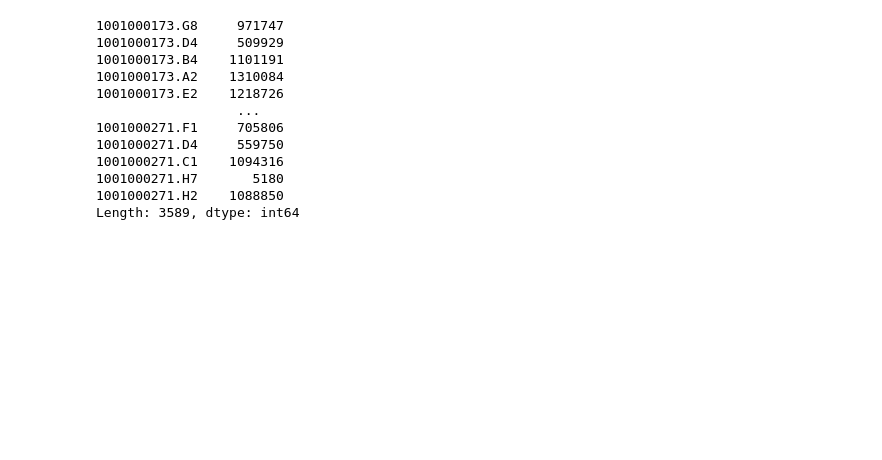
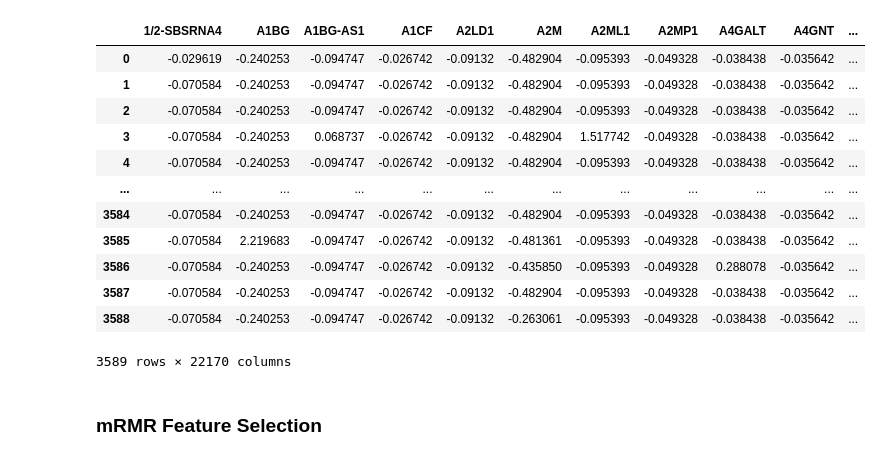
Before and after one commit to Dparanou/signle-cell-glioblastoma-analysis, a Jupyter notebook: pipeline.ipynb, the cells around one changed output. Saved outputs shown, nothing was run; the diff lists cells and outputs as text; code cells hidden in the pictures; blank space fills up the shorter version.

```diff
--- a/pipeline.ipynb
+++ b/pipeline.ipynb
@@ -26,0 +43,3 @@ df
+# %%
+df_complete = pd.read_csv('GSE84465_GBM_All_data.csv', delimiter=' ')
+df_complete
@@ -26,0 +60,4 @@ df
+# %%
+# make samples as rows
+df_complete = df_complete.T
+df_complete
@@ -26,0 +78,4 @@ df
+# %%
+# append "Labels" column
+df_complete["Labels"] = cell_class
+df_complete
@@ -26,0 +96,4 @@ df
+# %%
+# remove the last 6 columns
+df = df_complete.iloc[: , :-6]
+df
@@ -27,23 +114,29 @@ df
 # %%
 # remove columns and rows that have sum = 0 -> no information/expression
 df = df.loc[(df.sum(axis=1) != 0), (df.sum(axis=0) != 0)]
-# %%
-df_sum_col = df.sum()
-df_sum_col
-# df_sum_col.mean()
-# %% [output]
-1001000173.G8     971747
-1001000173.D4     509929
-1001000173.B4    1101191
-1001000173.A2    1310084
-1001000173.E2    1218726
-                  ...
-1001000271.F1     705806
-1001000271.D4     559750
-1001000271.C1    1094316
-1001000271.H7       5180
-1001000271.H2    1088850
-Length: 3589, dtype: int64
+# %%
+# Data normilizations
+scaler = StandardScaler()
+scaler.fit(df)
+scaled = scaler.fit_transform(df)
+scaled_df = pd.DataFrame(scaled, columns=df.columns)
+scaled_df
+# %% [output]
+|  | 1/2-SBSRNA4 | A1BG | A1BG-AS1 | A1CF | A2LD1 | A2M | A2ML1 | A2MP1 | A4GALT | A4GNT | ... |
+| 0 | -0.029619 | -0.240253 | -0.094747 | -0.026742 | -0.09132 | -0.482904 | -0.095393 | -0.049328 | -0.038438 | -0.035642 | ... |
+| 1 | -0.070584 | -0.240253 | -0.094747 | -0.026742 | -0.09132 | -0.482904 | -0.095393 | -0.049328 | -0.038438 | -0.035642 | ... |
+| 2 | -0.070584 | -0.240253 | -0.094747 | -0.026742 | -0.09132 | -0.482904 | -0.095393 | -0.049328 | -0.038438 | -0.035642 | ... |
+| 3 | -0.070584 | -0.240253 | 0.068737 | -0.026742 | -0.09132 | -0.482904 | 1.517742 | -0.049328 | -0.038438 | -0.035642 | ... |
+| 4 | -0.070584 | -0.240253 | -0.094747 | -0.026742 | -0.09132 | -0.482904 | -0.095393 | -0.049328 | -0.038438 | -0.035642 | ... |
+| ... | ... | ... | ... | ... | ... | ... | ... | ... | ... | ... | ... |
+| 3584 | -0.070584 | -0.240253 | -0.094747 | -0.026742 | -0.09132 | -0.482904 | -0.095393 | -0.049328 | -0.038438 | -0.035642 | ... |
+| 3585 | -0.070584 | 2.219683 | -0.094747 | -0.026742 | -0.09132 | -0.481361 | -0.095393 | -0.049328 | -0.038438 | -0.035642 | ... |
+| 3586 | -0.070584 | -0.240253 | -0.094747 | -0.026742 | -0.09132 | -0.435850 | -0.095393 | -0.049328 | 0.288078 | -0.035642 | ... |
+| 3587 | -0.070584 | -0.240253 | -0.094747 | -0.026742 | -0.09132 | -0.482904 | -0.095393 | -0.049328 | -0.038438 | -0.035642 | ... |
+| 3588 | -0.070584 | -0.240253 | -0.094747 | -0.026742 | -0.09132 | -0.263061 | -0.095393 | -0.049328 | -0.038438 | -0.035642 | ... |
+3589 rows × 22170 columns
+# %% [markdown]
+### mRMR Feature Selection
 # %%
 # MIQ -> Mutual Information Quotient
 # MID -> Mutual Information Difference
```
Also changed, not shown: parts of 16 cells of this notebook, 2 other files.
